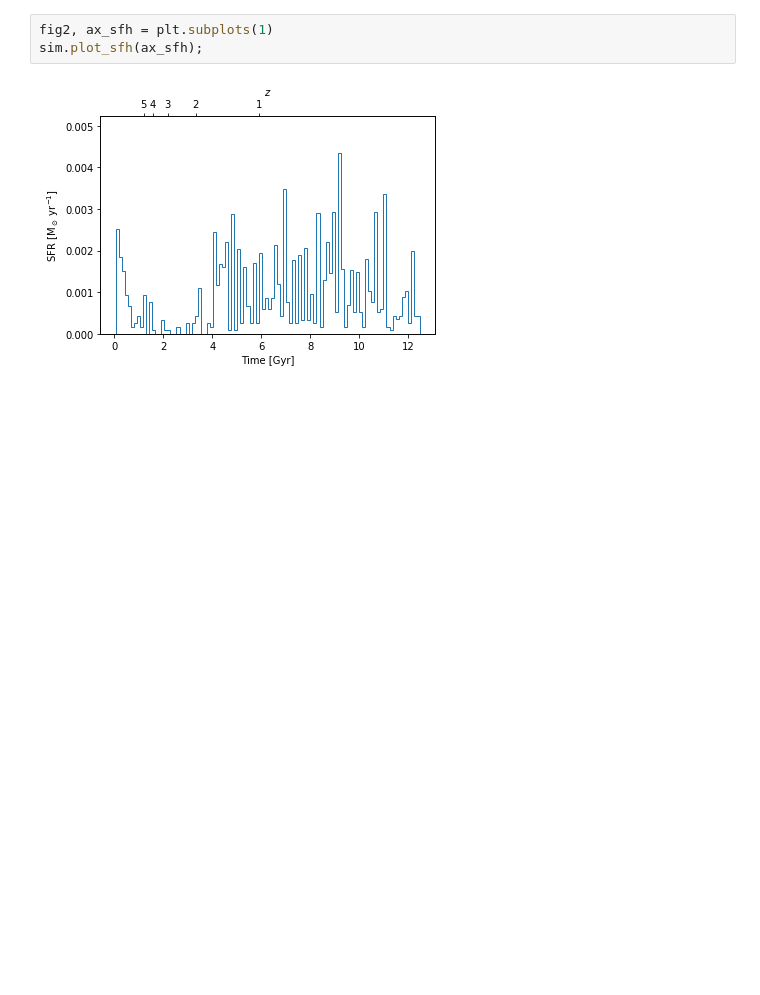
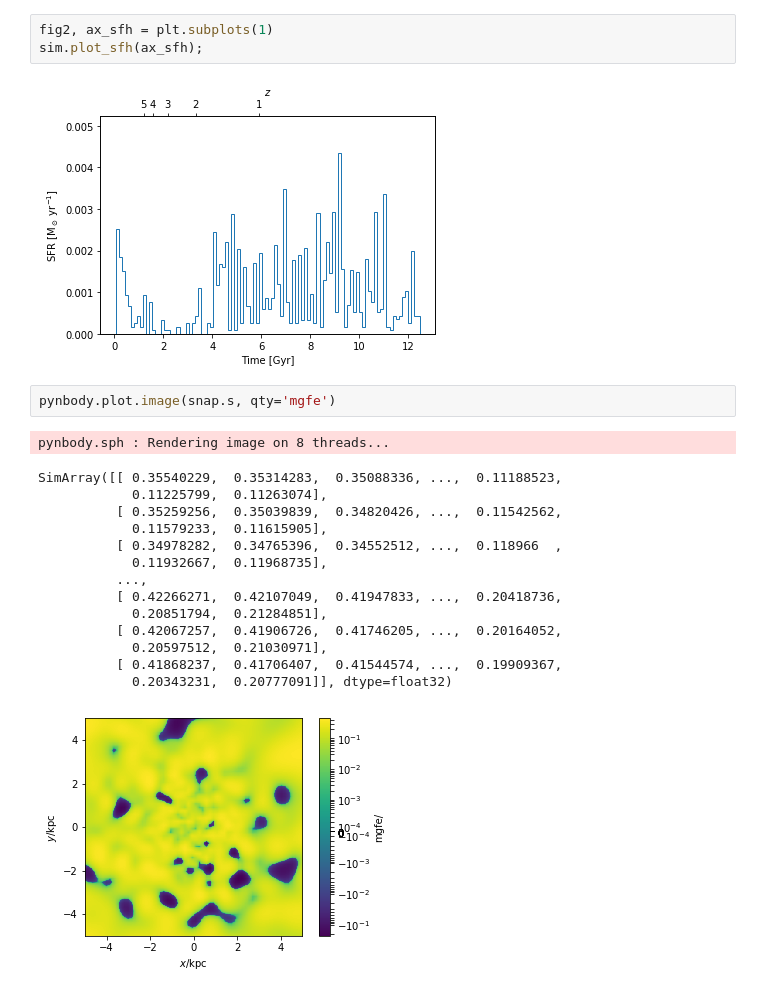
Before and after one commit to elehcim/simulation, a Jupyter notebook: notebooks/MgFe.ipynb, the cells around one changed output. Drawn from its saved outputs; the diff is of its cells as text; blank space fills up the shorter version.

```diff
--- a/notebooks/MgFe.ipynb
+++ b/notebooks/MgFe.ipynb
@@ -127,3 +135,21 @@ fig2, ax_sfh = plt.subplots(1)
 sim.plot_sfh(ax_sfh);
 # %% [output]
 [figure]
+# %%
+pynbody.plot.image(snap.s, qty='mgfe')
+# %% [output]
+pynbody.sph : Rendering image on 8 threads...
+SimArray([[ 0.35540229,  0.35314283,  0.35088336, ...,  0.11188523,
+            0.11225799,  0.11263074],
+          [ 0.35259256,  0.35039839,  0.34820426, ...,  0.11542562,
+            0.11579233,  0.11615905],
+          [ 0.34978282,  0.34765396,  0.34552512, ...,  0.118966  ,
+            0.11932667,  0.11968735],
+          ...,
+          [ 0.42266271,  0.42107049,  0.41947833, ...,  0.20418736,
+            0.20851794,  0.21284851],
+          [ 0.42067257,  0.41906726,  0.41746205, ...,  0.20164052,
+            0.20597512,  0.21030971],
+          [ 0.41868237,  0.41706407,  0.41544574, ...,  0.19909367,
+            0.20343231,  0.20777091]], dtype=float32)
+[figure, added]
```
Also changed, not shown: parts of 23 cells of this notebook.
